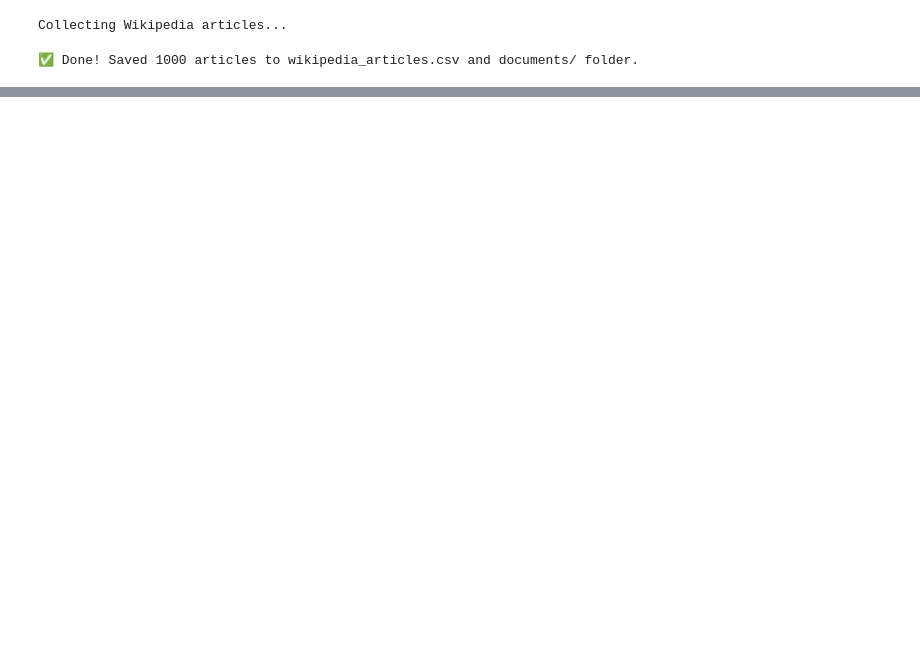
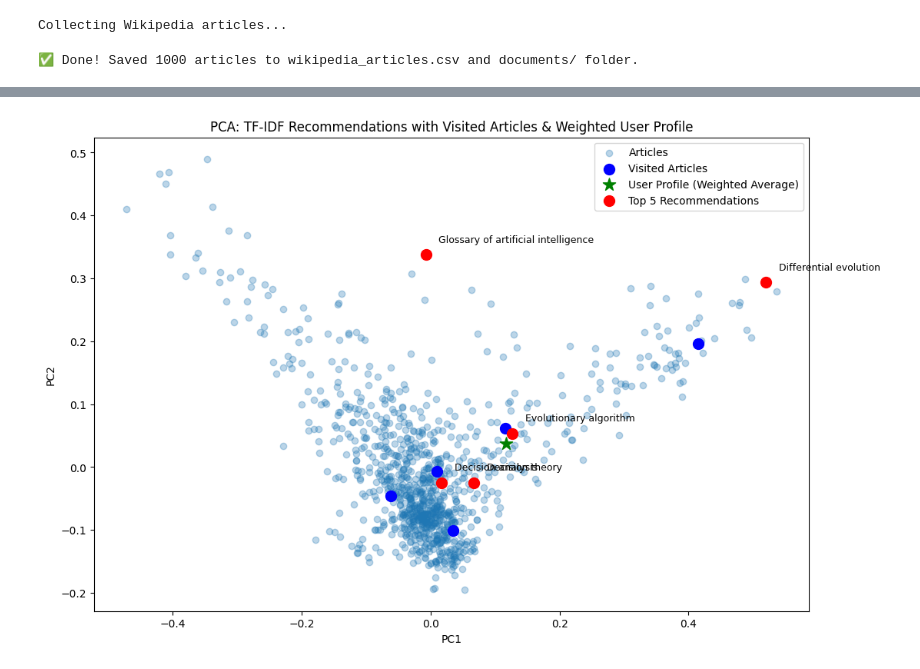
Before and after one commit to MNOWAK1234/PUTcourses, a Jupyter notebook: IR/Project2/Project2.ipynb, the cells around one changed output, grey strips where cells are left out. Cells and saved outputs as stored; diff of their text form; code cells hidden in the pictures; blank space fills up the shorter version.

```diff
--- a/IR/Project2/Project2.ipynb
+++ b/IR/Project2/Project2.ipynb
@@ -139,0 +354,3 @@ df_final.to_parquet("cleaned_articles.parquet", engine="pyarrow", index=False)
+# %%
+visited = df['article_title'].sample(5, random_state=42).tolist()
+print("Visited articles:", visited)
@@ -139,0 +492,44 @@ df_final.to_parquet("cleaned_articles.parquet", engine="pyarrow", index=False)
+# %%
+from sklearn.decomposition import PCA
+import matplotlib.pyplot as plt
+import numpy as np
+
+# TF-IDF recommendations
+recommendations_tfidf = recommend_tfidf(visited, df_tfidf, top_n=5)
+top5_titles_tfidf = recommendations_tfidf.index.tolist()
+
+# PCA on TF-IDF vectors
+pca_tfidf = PCA(n_components=2, random_state=42)
+pca_result_tfidf = pca_tfidf.fit_transform(df_tfidf.to_numpy())
+df_pca_tfidf = pd.DataFrame(pca_result_tfidf, columns=['PC1','PC2'], index=df_tfidf.index)
+
+# Assign weights to history: more recent articles get higher weight
+n = len(visited)
+weights = np.linspace(1/n, 1, n)
+weights /= weights.sum()
+
+# User profile (weighted average of visited vectors)
+visited_vecs_tfidf = df_tfidf.loc[visited].to_numpy()
+user_profile_tfidf = np.average(visited_vecs_tfidf, axis=0, weights=weights)
+user_profile_pca_tfidf = pca_tfidf.transform(user_profile_tfidf.reshape(1, -1))
+
+# PCA for visited articles individually
+visited_pca_tfidf = pca_tfidf.transform(visited_vecs_tfidf)
+
+# Plot
+plt.figure(figsize=(12,8))
+plt.scatter(df_pca_tfidf['PC1'], df_pca_tfidf['PC2'], alpha=0.3, label='Articles')
+plt.scatter(visited_pca_tfidf[:,0], visited_pca_tfidf[:,1], color='blue', s=100, label='Visited Articles')
+plt.scatter(user_profile_pca_tfidf[0,0], user_profile_pca_tfidf[0,1], color='green', s=150, marker='*', label='User Profile (Weighted Average)')
+plt.scatter(df_pca_tfidf.loc[top5_titles_tfidf,'PC1'], df_pca_tfidf.loc[top5_titles_tfidf,'PC2'], color='red', s=100, label='Top 5 Recommendations')
+
+for title in top5_titles_tfidf:
+    plt.text(df_pca_tfidf.loc[title,'PC1']+0.02, df_pca_tfidf.loc[title,'PC2']+0.02, title, fontsize=9)
+
+plt.title("PCA: TF-IDF Recommendations with Visited Articles & Weighted User Profile")
+plt.xlabel("PC1")
+plt.ylabel("PC2")
+plt.legend()
+plt.show()
+# %% [output]
+[figure, added]
```
Also changed, not shown: parts of 30 cells of this notebook.
